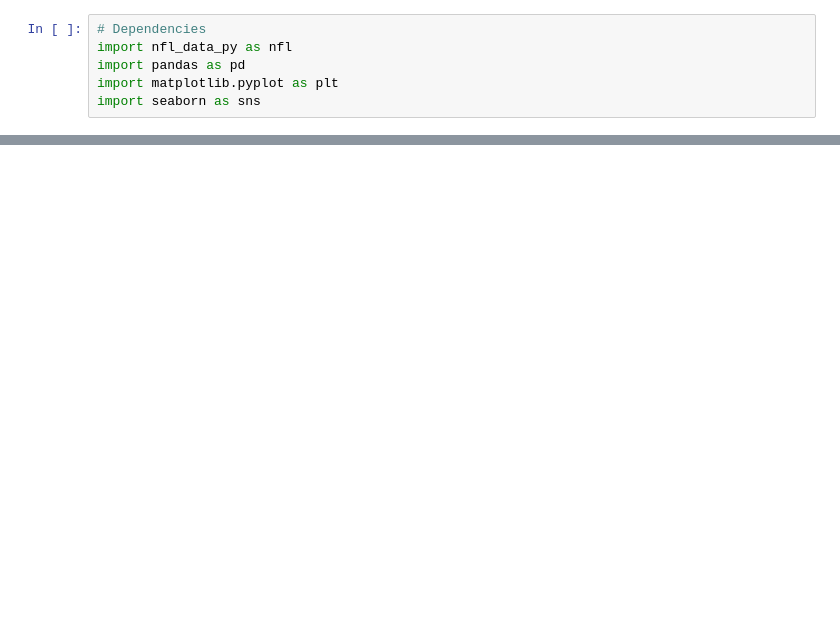
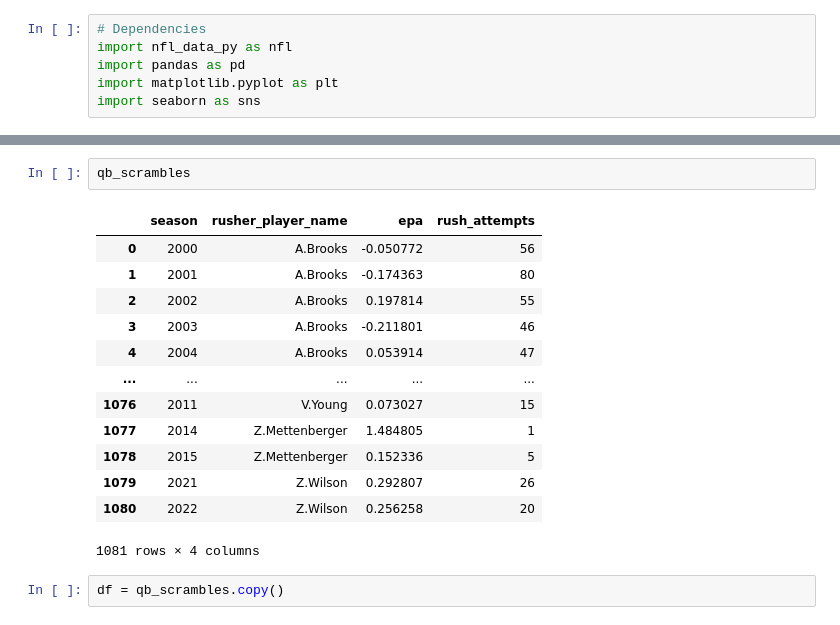
Before and after one commit to tbryan2/visualization-toolbox, a Jupyter notebook: nfl/notebooks/qb_scramble_epa.ipynb, the cells around one changed output, grey strips where cells are left out. Cells and saved outputs as stored; diff of their text form; blank space fills up the shorter version.

```diff
--- a/nfl/notebooks/qb_scramble_epa.ipynb
+++ b/nfl/notebooks/qb_scramble_epa.ipynb
@@ -37,0 +84,18 @@ Error:
+# %%
+qb_scrambles
+# %% [output]
+|  | season | rusher_player_name | epa | rush_attempts |
+| 0 | 2000 | A.Brooks | -0.050772 | 56 |
+| 1 | 2001 | A.Brooks | -0.174363 | 80 |
+| 2 | 2002 | A.Brooks | 0.197814 | 55 |
+| 3 | 2003 | A.Brooks | -0.211801 | 46 |
+| 4 | 2004 | A.Brooks | 0.053914 | 47 |
+| ... | ... | ... | ... | ... |
+| 1076 | 2011 | V.Young | 0.073027 | 15 |
+| 1077 | 2014 | Z.Mettenberger | 1.484805 | 1 |
+| 1078 | 2015 | Z.Mettenberger | 0.152336 | 5 |
+| 1079 | 2021 | Z.Wilson | 0.292807 | 26 |
+| 1080 | 2022 | Z.Wilson | 0.256258 | 20 |
+1081 rows × 4 columns
+# %%
+df = qb_scrambles.copy()
```
Also changed, not shown: parts of 20 cells of this notebook, 2 other files.
